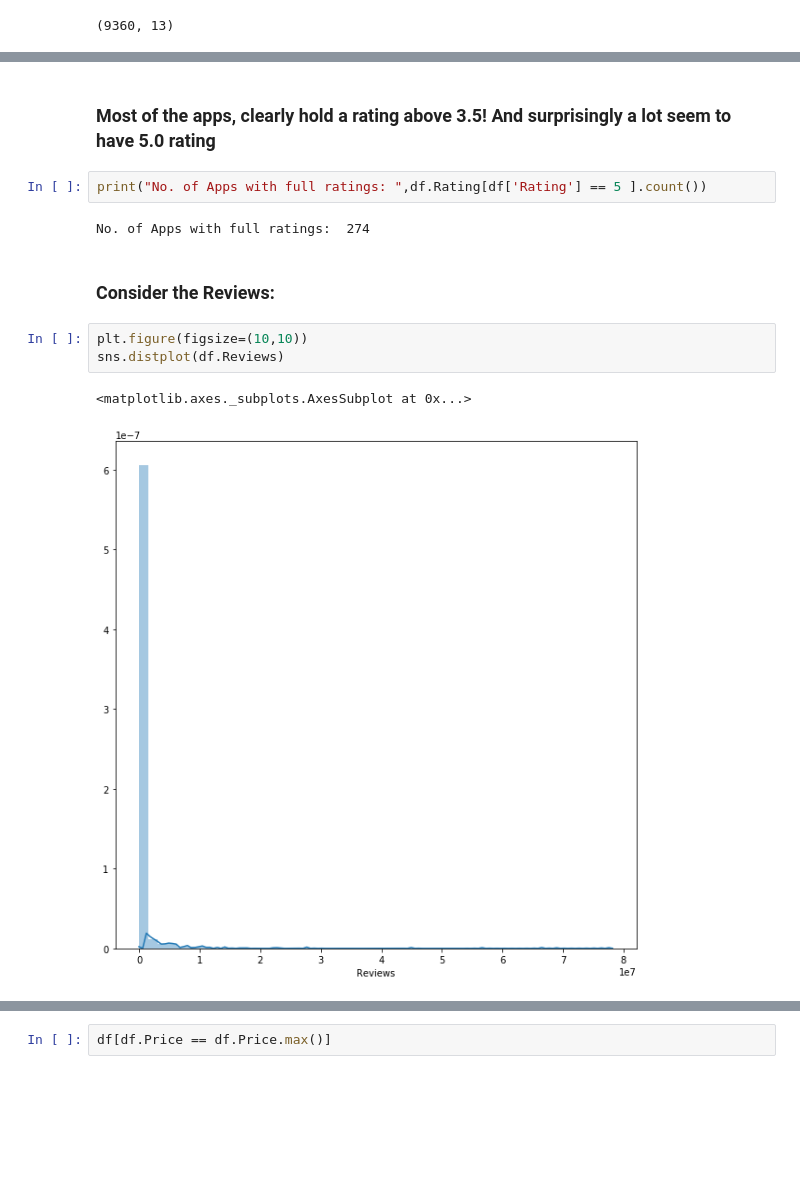
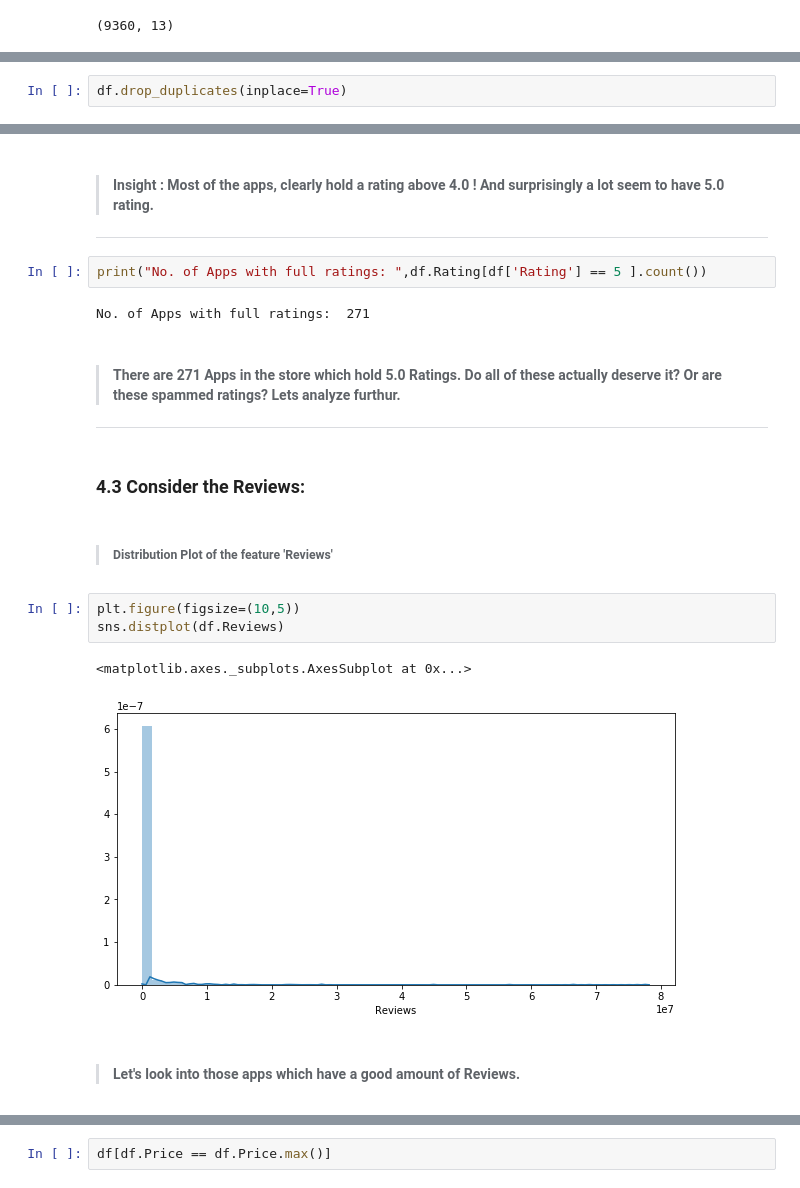
Before and after one commit to Sudz24/PlayStore, a Jupyter notebook: GooglePlayStore_Analysis.ipynb, the cells around one changed output, grey strips where cells are left out. Saved outputs shown, nothing was run; the diff lists cells and outputs as text; blank space fills up the shorter version.

Commit message:
Add files via upload
Added Index, Insights and Details.

```diff
--- a/GooglePlayStore_Analysis.ipynb
+++ b/GooglePlayStore_Analysis.ipynb
@@ -52 +77,3 @@ df.shape
+# %%
+df.drop_duplicates(inplace=True)
 # %% [markdown]
@@ -175,17 +266,27 @@ sns.distplot(df.Rating)
 # %% [markdown]
-### Most of the apps, clearly hold a rating above 3.5! And surprisingly a lot seem to have 5.0 rating
+> #### Insight : Most of the apps, clearly hold a rating above 4.0 ! And surprisingly a lot seem to have 5.0 rating.
+
+***
 # %%
 print("No. of Apps with full ratings: ",df.Rating[df['Rating'] == 5 ].count())
 # %% [output]
-No. of Apps with full ratings:  274
+No. of Apps with full ratings:  271
+# %% [markdown]
+> #### There are 271 Apps in the store which hold 5.0 Ratings. Do all of these actually deserve it? Or are these spammed ratings? Lets analyze furthur.
+
+***
 # %% [markdown]
-### Consider the Reviews:
+### 4.3 Consider the Reviews:
+# %% [markdown]
+> ##### Distribution Plot of the feature 'Reviews'
 # %%
-plt.figure(figsize=(10,10))
+plt.figure(figsize=(10,5))
 sns.distplot(df.Reviews)
 # %% [output]
 <matplotlib.axes._subplots.AxesSubplot at 0x...>
-[figure, old version]
+[figure, new version]
+# %% [markdown]
+> #### Let's look into those apps which have a good amount of Reviews.
 # %%
 df[df.Reviews>40000000]
 # %% [output]
```
Also changed, not shown: parts of 84 cells of this notebook.
